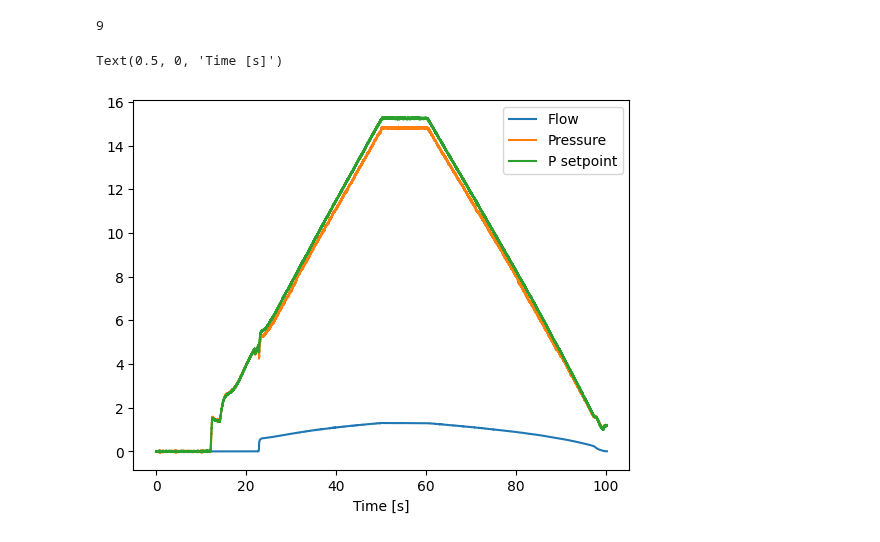
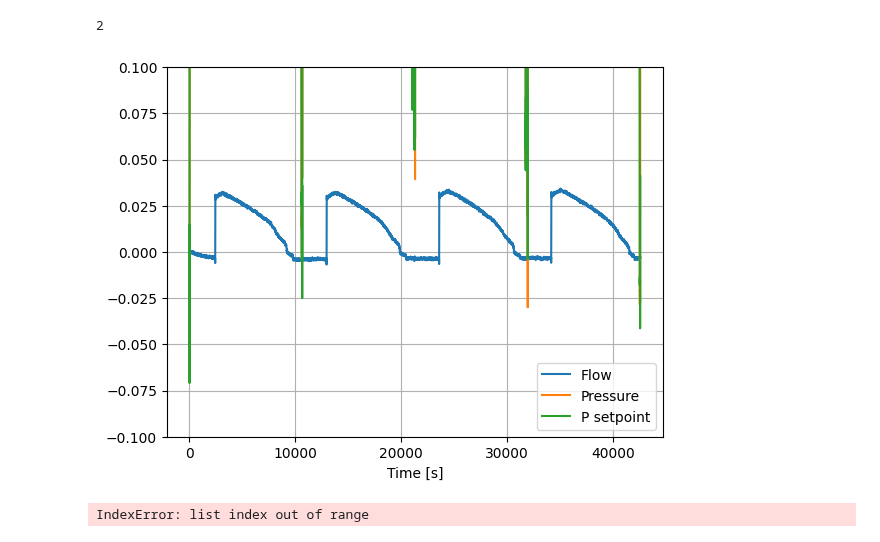
Before and after one commit to Olviel/Thermal_Soft_Robotics, a Jupyter notebook: Thermal_actuation/Experimental/Fluidic/Rothmund_Pressure_release/Valve_leak_test_rothmund.ipynb, the cells around one changed output. Cells and saved outputs as stored; diff of their text form; code cells hidden in the pictures.

Commit message:
made new notebook for new run of experiments

```diff
--- a/Thermal_actuation/Experimental/Fluidic/Rothmund_Pressure_release/Valve_leak_test_rothmund.ipynb
+++ b/Thermal_actuation/Experimental/Fluidic/Rothmund_Pressure_release/Valve_leak_test_rothmund.ipynb
@@ -19,7 +19,7 @@ from save_plot_func import save_plot
 Location = r"//sun/overvelde/group-folder/PROJECTS/Thermal_soft_robotics_Olivier/Git/Thermal_Soft_Robotics/Thermal_actuation/Experimental/Fluidic/Rothmund_Pressure_release"
 
 #Location = r"C:\\Users\Olivi\OneDrive - TU Eindhoven\Soft robotic matter\GitHub\Thermal_Soft_Robotics\Thermal_actuation\Experimental\Fluidic\Membrane_valve_leak_test"
-Foldernames = ["/Data/DS30_r"]
+Foldernames = ["/Data/v2"]
 
 data = FluidicSetupFunctions.LoadData(Foldernames = Foldernames,Location=Location)
 # %% [output]
@@ -59,18 +41,64 @@ data[0][3]
 # %%
 len(data[0])
 # %% [output]
-9
+2
+# %%
+k =0
+for i, df in [0,1,2,3,4]:#enumerate(data[0]):
+flow = data[0][k]['AWM5-5'].values #SLPM
+ # Check which sensor data is available in the DataFrame columns
+if 'SSCDP15-3' in df.columns:
+    P = df['SSCDP15-3'].values
+    #label = len(df['SSCDP15-3'].values)/1000 #'SSCDP15-3'
+elif 'MPX100-3' in df.columns:
+    P = df['MPX100-3'].values
+    #label = len(df['MPX100-3'].values)/1000 #'SSCDP15-3'
+elif 'MPX700-2' in df.columns:
+    P = df['MPX700-2'].values
+    #label = len(df['MPX700-2'].values)/1000#'MPX700-2'
+elif 'SSCDP05-3' in df.columns:
+    P = df['SSCDP05-3'].values
+#label = len(df['MPX700-2'].values)/1000#'MPX700-2'
+else:
+    print(f"Skipping experiment {i+1}: No recognizable sensor data.")
+     # Skip this iteration and move to the next experiment
+
+#P = data[0][k]['SSCDP15-3'].values # Pa
+time = data[0][k]['Time']
+
+plt.plot(time,flow, label = 'Flow')
+plt.plot(time,P/1000, label = "Pressure")
+plt.plot(time,data[0][k]['presFesto-1']*100,label ="P setpoint")
+plt.legend()
+plt.xlabel('Time [s]')
+plt.ylim(-0.1,0.1)
+plt.grid()
+# %% [output]
+[figure, added]
 # %%
-k =len(data[0])-5
-flow = data[0][k]['AWM5-5'].values #SLPM
-P = data[0][k]['SSCDP15-3'].values # Pa
+import matplotlib.pyplot as plt
+
+k = 4
+flow = data[0][k]['AWM5-5'].values  # SLPM
+P = data[0][k]['SSCDP15-3'].values  # Pa
 time = data[0][k]['Time']
 
-plt.plot(time,flow, label = 'Flow')
-plt.plot(time,P/1000, label = "Pressure")
-plt.plot(time,data[0][k]['presFesto-1']*100,label ="P setpoint")
-plt.legend()
-plt.xlabel('Time [s]')
+fig, ax1 = plt.subplots()
+
+# Plotting Flow and Pressure on the left y-axis
+ax1.plot(time, flow, label='Flow')
+#ax1.plot(time, P/1000, label='Pressure')
+ax1.set_xlabel('Time [s]')
+ax1.set_ylabel('Flow and Pressure')
+ax1.legend(loc='upper left')
+
+# Create a second y-axis to plot presFesto
+ax2 = ax1.twinx()
+#ax2.plot(time, data[0][k]['presFesto-1']*100, 'g-', label='presFesto')
+ax2.set_ylabel('presFesto [kPa]')
+ax2.legend(loc='upper right')
+
+#plt.xlim(10,20)
+plt.show()
 # %% [output]
-Text(0.5, 0, 'Time [s]')
+IndexError: list index out of range
-[figure, removed]
```
Also changed, not shown: parts of 10 cells of this notebook, 2 other files.
